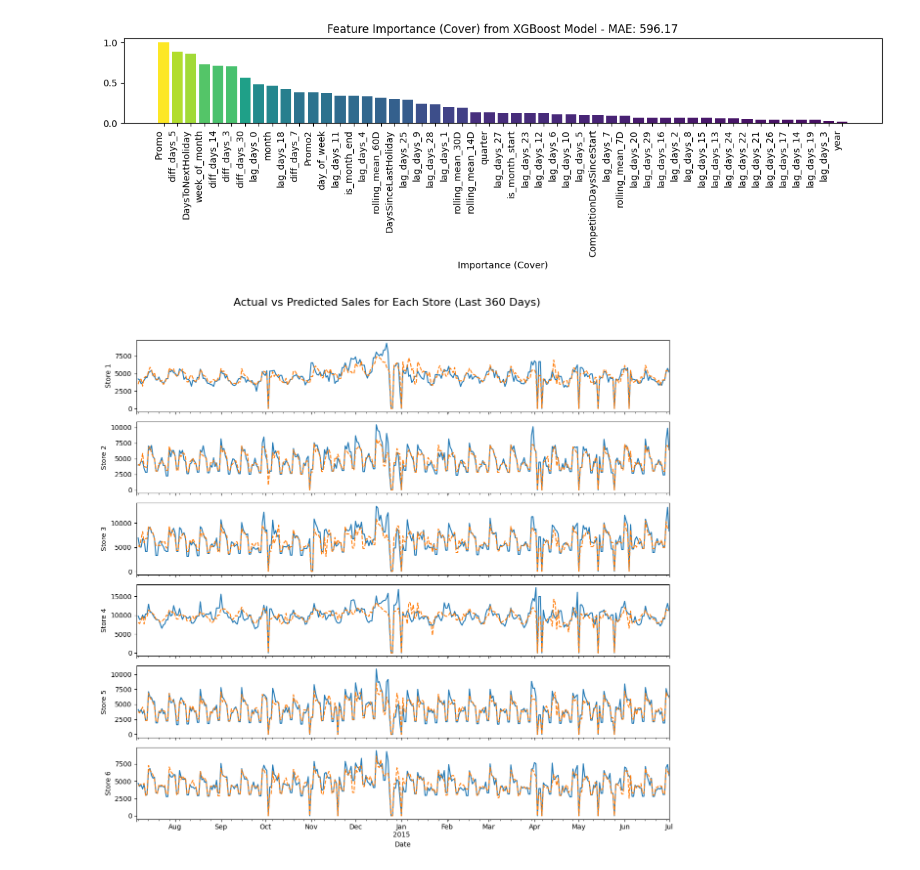
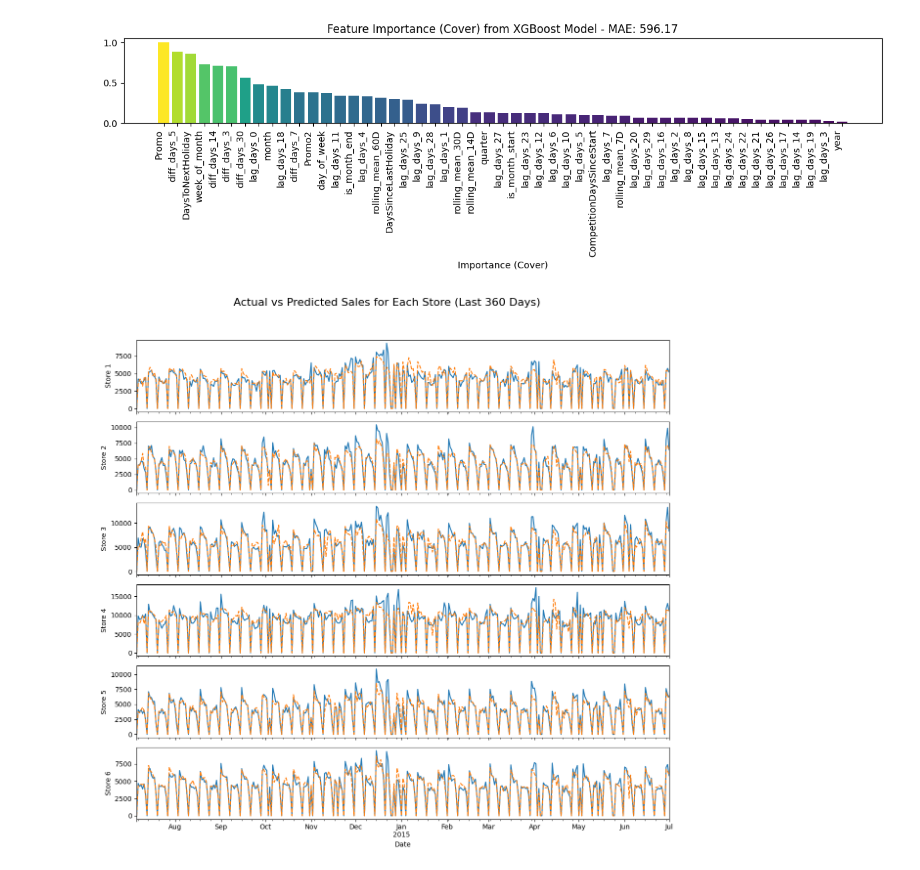
Before and after one commit to Miltos-90/Rossmann_Store_Sales_Forecasting, a Jupyter notebook: test_pipeline.ipynb, the cells around one changed output. Saved outputs shown, nothing was run; the diff lists cells and outputs as text; code cells hidden in the pictures.

```diff
--- a/test_pipeline.ipynb
+++ b/test_pipeline.ipynb
@@ -207,34 +187,33 @@ n_days_offset  = 1*30  # Offset to start plotting from 3 months ago
 max_date = results.index.get_level_values("Date").max() - pd.Timedelta(days=n_days_offset)
 min_date = max_date - pd.Timedelta(days=n_days_to_plot)
 
 actuals_recent = results.loc[(slice(None), slice(min_date, max_date)), 'Sales_actual']
 preds_recent   = results.loc[(slice(None), slice(min_date, max_date)), 'Sales_predicted']
 
 stores = actuals_recent.index.get_level_values("Store").unique()
 
 fig, ax = plt.subplots(figsize=(12, 2 * len(stores)), nrows=len(stores), sharex=True, sharey=False)
 
 for i, store in enumerate(stores):
 
     actual_store_sales    = actuals_recent.loc[(store, slice(None))].copy()
     predicted_store_sales = preds_recent.loc[(store, slice(None))].copy()
 
     closed_days = actual_store_sales.index.get_level_values("Date").day_name() == 'Sunday'
     closed_days = actual_store_sales[closed_days].index.get_level_values("Date")
-    actual_store_sales[closed_days]    = np.nan  # Set closed days to NaN for plotting
-    predicted_store_sales[closed_days] = np.nan  # Set closed days to NaN for plotting
+    #actual_store_sales[closed_days]    = np.nan  # Set closed days to NaN for plotting
+    #predicted_store_sales[closed_days] = np.nan  # Set closed days to NaN for plotting
 
     actual_store_sales.fillna(method='ffill', inplace=True)  # Forward fill to maintain continuity in the plot
     predicted_store_sales.fillna(method='ffill', inplace=True)  # Forward fill to maintain continuity in the plot
-
 
     actual_store_sales.plot(label=f"Actual", ax=ax[i])
     predicted_store_sales.plot(label=f"Predicted", ax=ax[i], linestyle='--')
 
     #ax[i].legend()
     ax[i].set_ylabel("Store {}".format(store))
     ax[i].set_xlabel("Date")
 plt.suptitle("Actual vs Predicted Sales for Each Store (Last {} Days)".format(n_days_to_plot), fontsize=16)
 plt.tight_layout(rect=[0, 0.03, 1, 0.95])  # Adjust layout to make room for the suptitle
 # %% [output]
-[figure, old version]
+[figure, new version]
```
Also changed, not shown: parts of 9 cells of this notebook.
